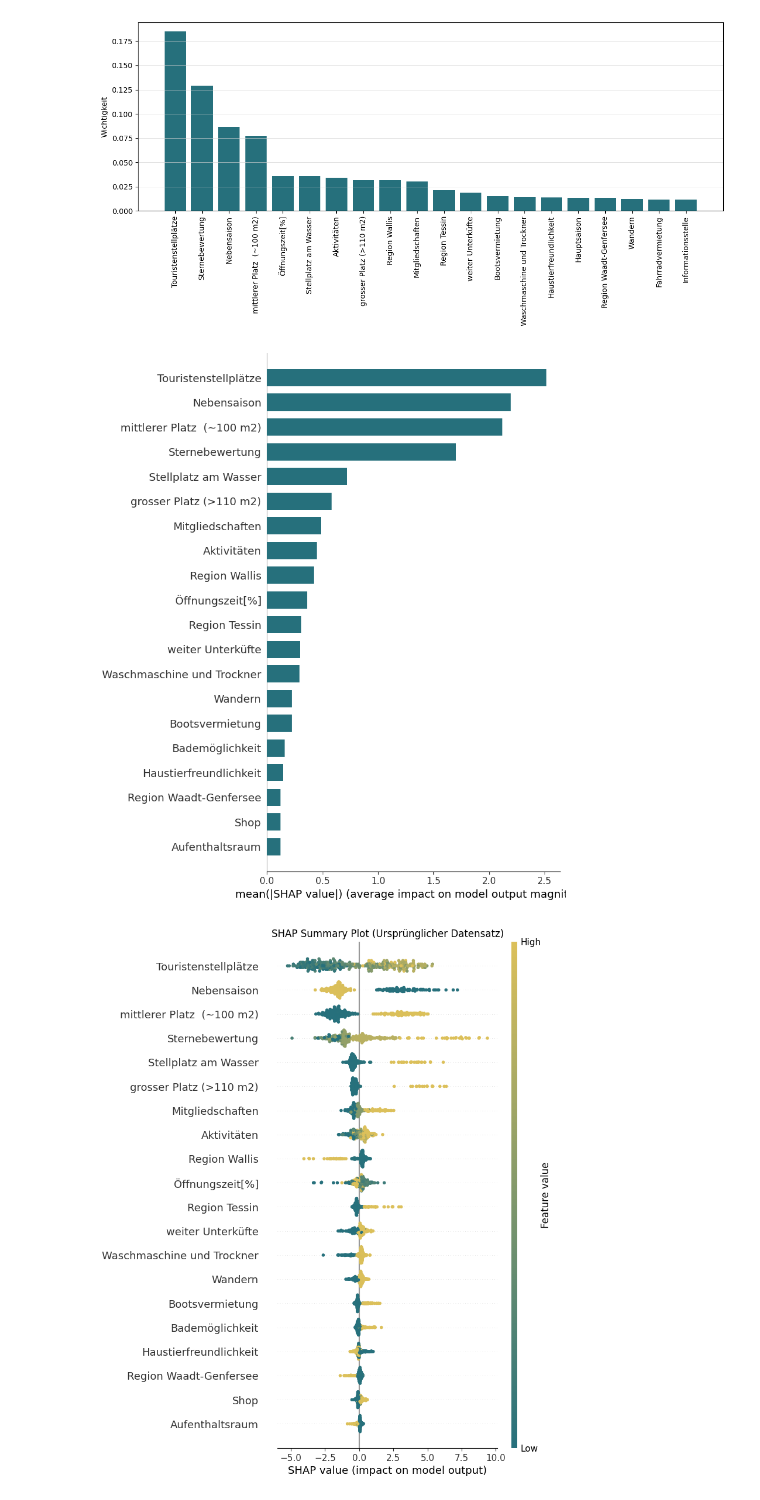
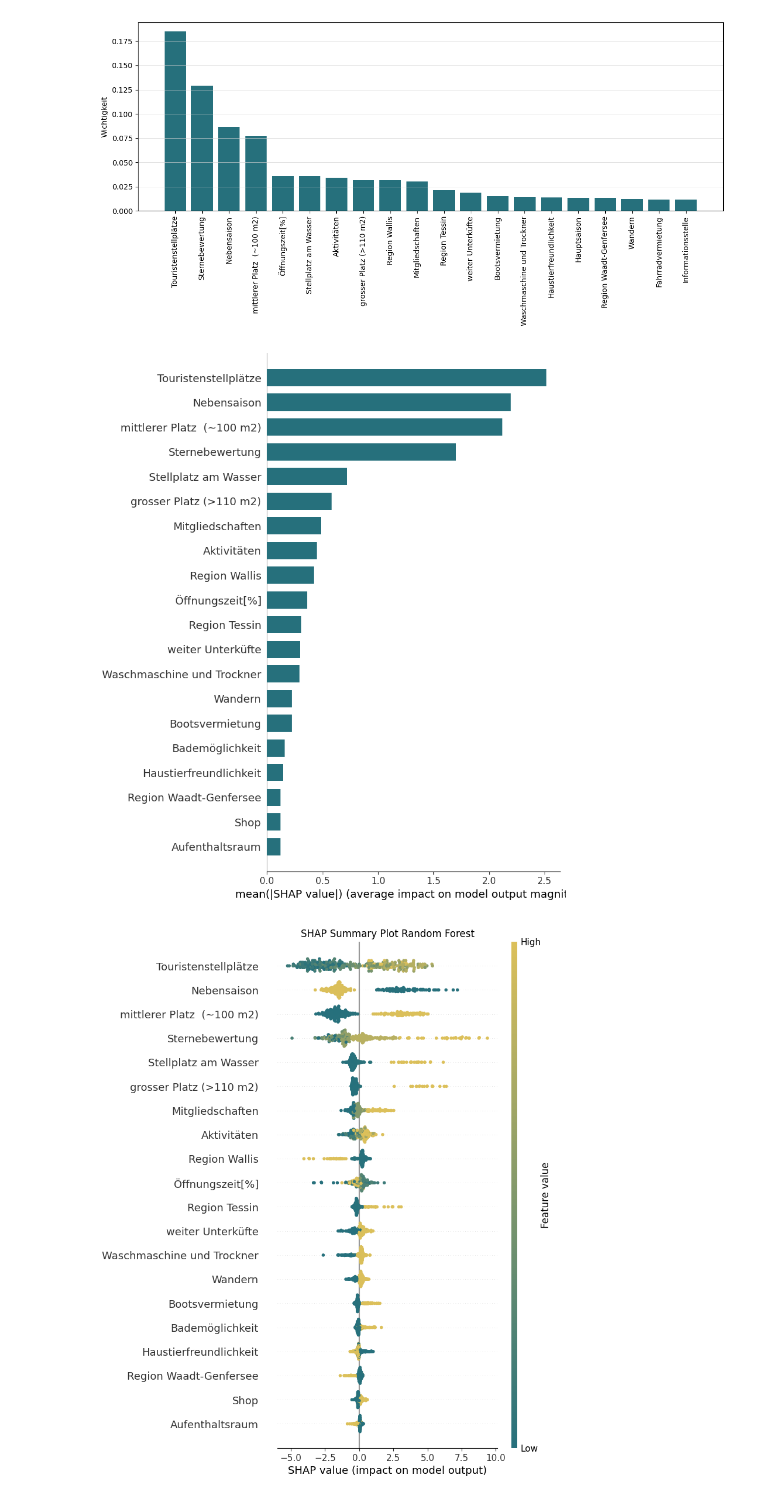
Before and after one commit to lydia-sa/Masterarbeit_Camping, a Jupyter notebook: _05_random_forest.ipynb, the cells around one changed output. Saved outputs shown, nothing was run; the diff lists cells and outputs as text; code cells hidden in the pictures.

```diff
--- a/_05_random_forest.ipynb
+++ b/_05_random_forest.ipynb
@@ -232,16 +232,16 @@ plt.show()
 # %%
 # SHAP-Analyse durchführen
 explainer_analysis = shap.Explainer(model, X_test_dopp)
 shap_values_analysis = explainer_analysis(X_test_dopp)
 
 # SHAP-Werte visualisieren
 shap.summary_plot(shap_values_analysis, X_test_dopp, plot_type="bar", show=False, color='#26707C')
 plt.show()
 
 newCmap = LinearSegmentedColormap.from_list("", ['#26707C','#DCC05A'])
 shap.summary_plot(shap_values_analysis, X_test_dopp, show=False,cmap=newCmap)
-plt.title('SHAP Summary Plot (Ursprünglicher Datensatz)')
+plt.title('SHAP Summary Plot Random Forest')
 plt.show()
 # %% [output]
 [figure]
-[figure, old version]
+[figure, new version]
```
Also changed, not shown: 1 other file.
